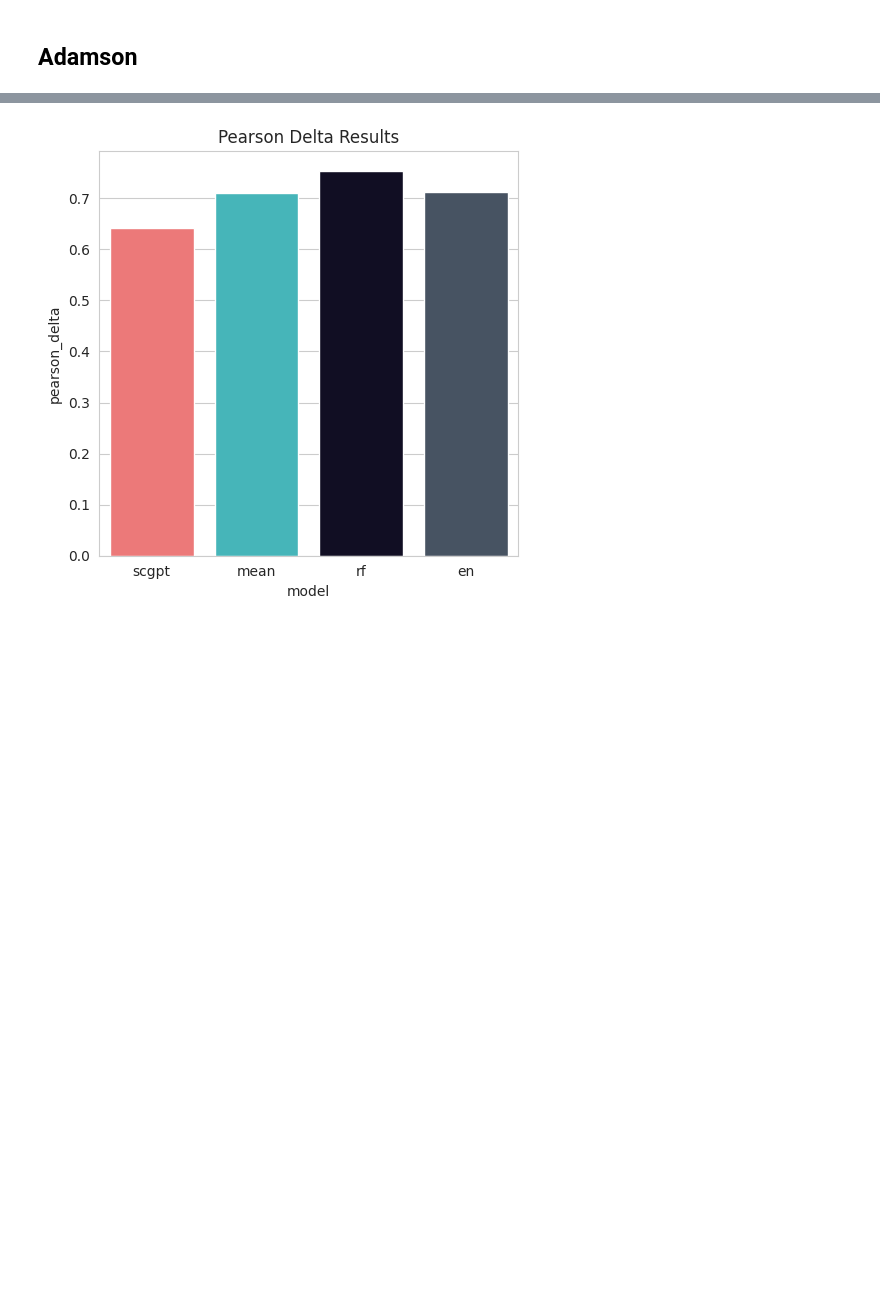
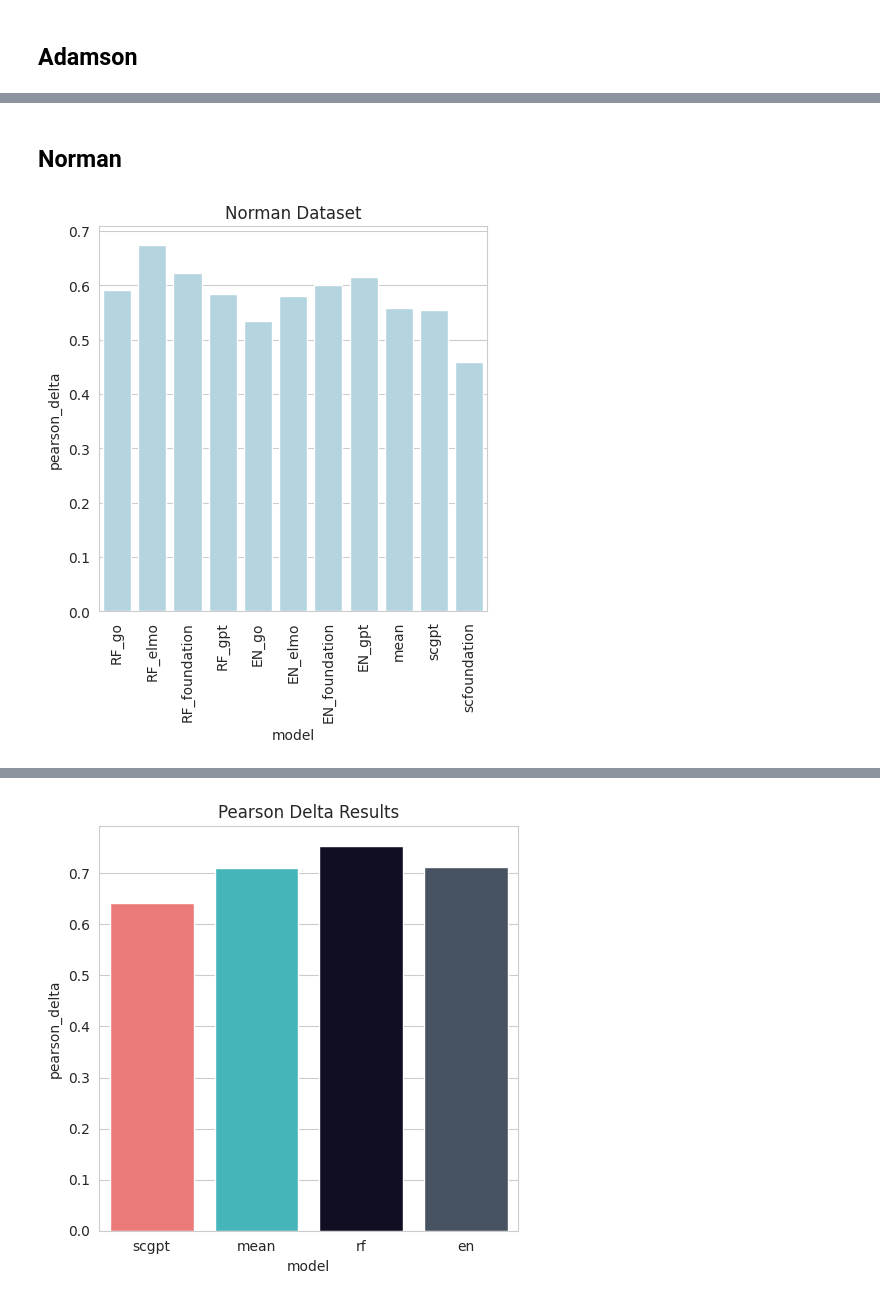
Before and after one commit to turbine-ai/PerturbSeqPredBenchmark, a Jupyter notebook: notebooks/bulk_models.ipynb, the cells around one changed output, grey strips where cells are left out. Saved outputs shown, nothing was run; the diff lists cells and outputs as text; code cells hidden in the pictures; blank space fills up the shorter version.

```diff
--- a/notebooks/bulk_models.ipynb
+++ b/notebooks/bulk_models.ipynb
@@ -718,0 +943,13 @@ sns.barplot(x='model', y='pearson_delta', data=df)
+# %% [markdown]
+## Norman
+# %%
+norman_results = pd.DataFrame.from_dict(norman_results, orient='index').reset_index().rename(columns={"index": "model"})
+fig, axs = plt.subplots(1, 1, figsize=(5, 5))
+sns.barplot(x='model', y='pearson_delta', data=norman_results, color='lightblue', ax=axs)
+axs.set_title("Norman Dataset")
+
+# rotate x labels by 90
+for tick in axs.get_xticklabels():
+    tick.set_rotation(90)
+# %% [output]
+[figure, added]
```
Also changed, not shown: parts of 34 cells of this notebook.
